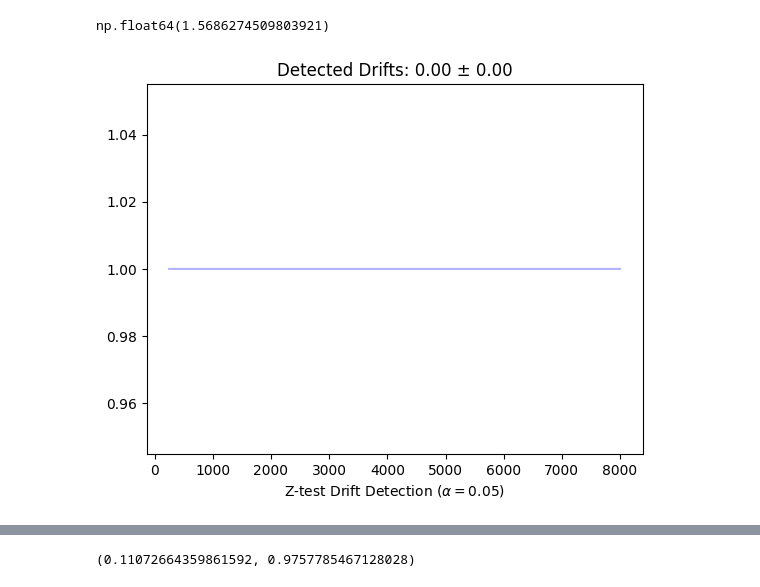
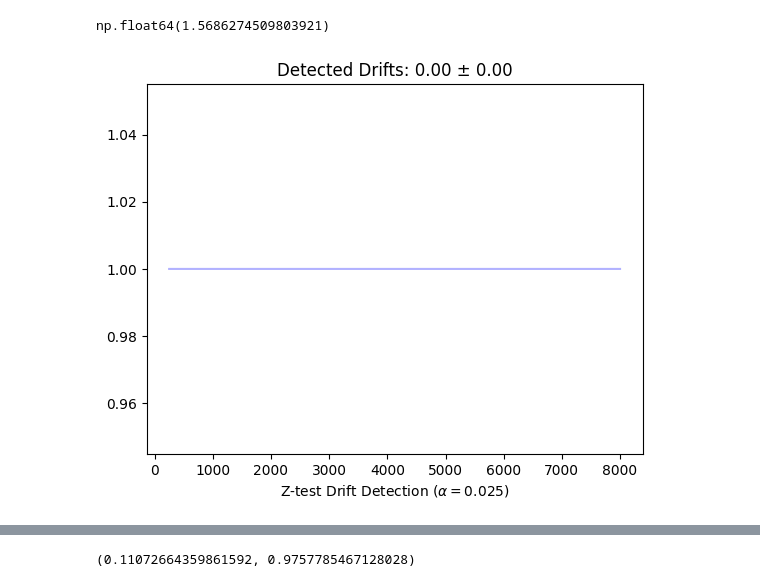
Before and after one commit to dariomalchiodi/occ-drift-detection, a Jupyter notebook: test-num-retrain.ipynb, the cells around one changed output, grey strips where cells are left out. Saved outputs shown, nothing was run; the diff lists cells and outputs as text; code cells hidden in the pictures.

```diff
--- a/test-num-retrain.ipynb
+++ b/test-num-retrain.ipynb
@@ -639,16 +639,16 @@ expected_retrains
 np.float64(1.5686274509803921)
 # %%
 model = tree.HoeffdingTreeClassifier()
-detector = ZTestDriftDetector()
+detector = ZTestDriftDetector(alpha=alfa)
 seed = 42
 stream = g1
 
 accuracy, detected_drifts = experiment(n, nu, gamma, max_t, stream, detector, model, keep_fraction=0.1)
 fig, ax = plt.subplots()
 generate_figure(ax, [accuracy], [detected_drifts], stream, detector)
 plt.show()
 # %% [output]
-[figure, old version]
+[figure, new version]
 # %%
 seeds = np.arange(42, 142, 10)
 baseline_accuray = []
```
Also changed, not shown: parts of 9 cells of this notebook.
